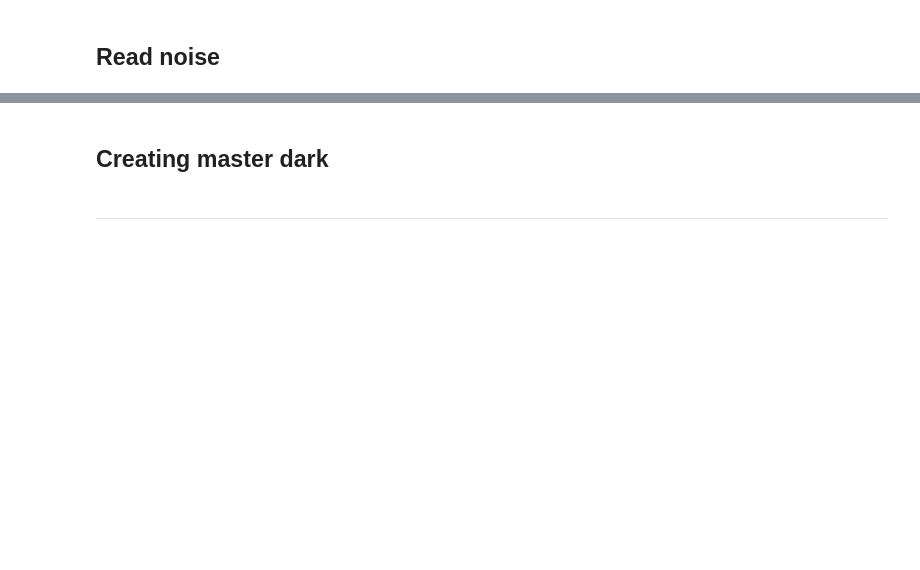
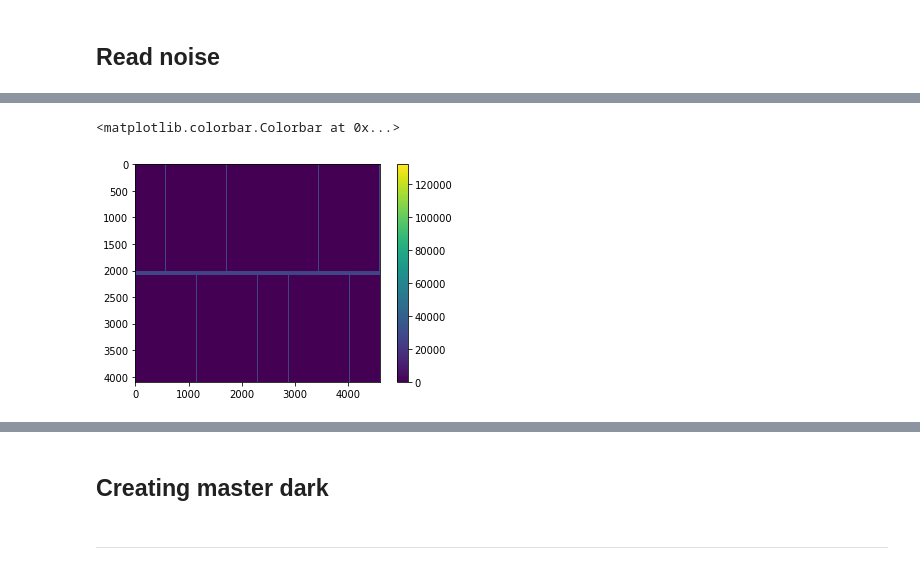
Before and after one commit to lsst/bootcamp-work, a Jupyter notebook: isr_exploration/noise_distributions.ipynb, the cells around one changed output, grey strips where cells are left out. Saved outputs shown, nothing was run; the diff lists cells and outputs as text; code cells hidden in the pictures; blank space fills up the shorter version.

```diff
--- a/isr_exploration/noise_distributions.ipynb
+++ b/isr_exploration/noise_distributions.ipynb
@@ -83,0 +132,7 @@ plt.hist(image)
+# %%
+plt.figure()
+plt.imshow(raw_image)
+plt.colorbar()
+# %% [output]
+<matplotlib.colorbar.Colorbar at 0x...>
+[figure, added]
```
Also changed, not shown: parts of 17 cells of this notebook.
